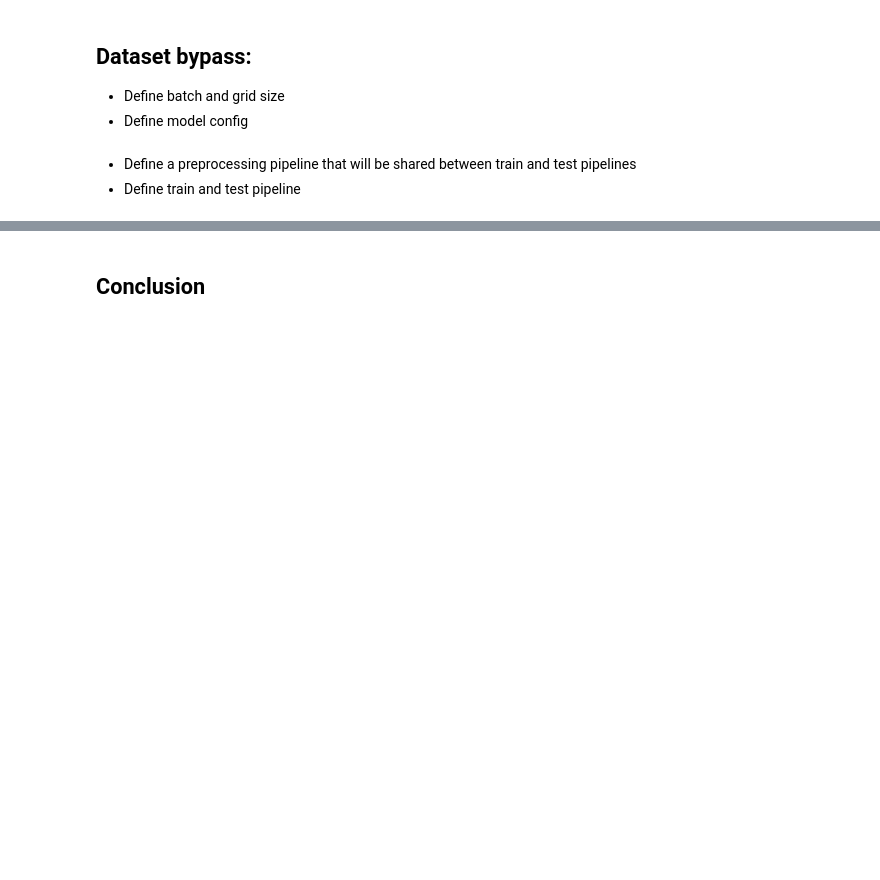
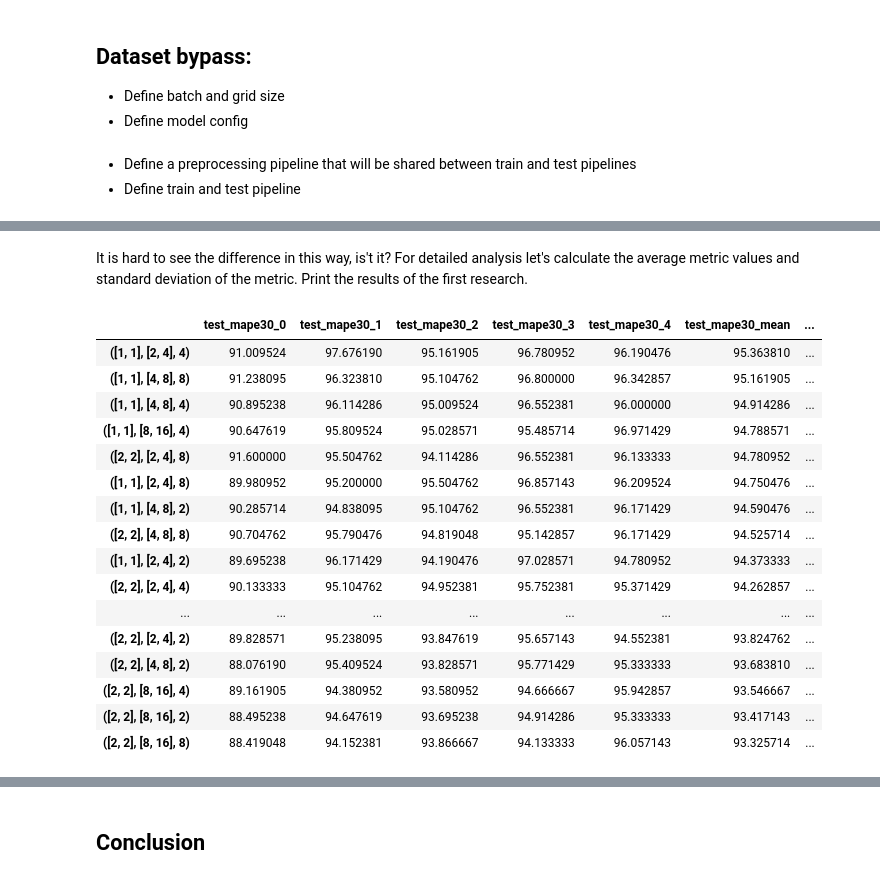
Before and after one commit to analysiscenter/radial, a Jupyter notebook: research/parameters_estimation_2d_model.ipynb, the cells around one changed output, grey strips where cells are left out. Saved outputs shown, nothing was run; the diff lists cells and outputs as text; code cells hidden in the pictures; blank space fills up the shorter version.

```diff
--- a/research/parameters_estimation_2d_model.ipynb
+++ b/research/parameters_estimation_2d_model.ipynb
@@ -179,0 +216,24 @@ for i in range(3):
+# %% [markdown]
+It is hard to see the difference in this way, is't it? For detailed analysis let's calculate the average metric values and standard deviation of the metric. Print the results of the first research.
+# %%
+results = print_results_cv(research='research_2_block/', names=['test_mape30'], cross_val=cross_val,
+                           types_var=['metrics'], draw_dict=None, sort_by='test_mape30_mean', hue='number_of_cv')
+results[0]
+# %% [output]
+|  | test_mape30_0 | test_mape30_1 | test_mape30_2 | test_mape30_3 | test_mape30_4 | test_mape30_mean | ... |
+| ([1, 1], [2, 4], 4) | 91.009524 | 97.676190 | 95.161905 | 96.780952 | 96.190476 | 95.363810 | ... |
+| ([1, 1], [4, 8], 8) | 91.238095 | 96.323810 | 95.104762 | 96.800000 | 96.342857 | 95.161905 | ... |
+| ([1, 1], [4, 8], 4) | 90.895238 | 96.114286 | 95.009524 | 96.552381 | 96.000000 | 94.914286 | ... |
+| ([1, 1], [8, 16], 4) | 90.647619 | 95.809524 | 95.028571 | 95.485714 | 96.971429 | 94.788571 | ... |
+| ([2, 2], [2, 4], 8) | 91.600000 | 95.504762 | 94.114286 | 96.552381 | 96.133333 | 94.780952 | ... |
+| ([1, 1], [2, 4], 8) | 89.980952 | 95.200000 | 95.504762 | 96.857143 | 96.209524 | 94.750476 | ... |
+| ([1, 1], [4, 8], 2) | 90.285714 | 94.838095 | 95.104762 | 96.552381 | 96.171429 | 94.590476 | ... |
+| ([2, 2], [4, 8], 8) | 90.704762 | 95.790476 | 94.819048 | 95.142857 | 96.171429 | 94.525714 | ... |
+| ([1, 1], [2, 4], 2) | 89.695238 | 96.171429 | 94.190476 | 97.028571 | 94.780952 | 94.373333 | ... |
+| ([2, 2], [2, 4], 4) | 90.133333 | 95.104762 | 94.952381 | 95.752381 | 95.371429 | 94.262857 | ... |
+| ... | ... | ... | ... | ... | ... | ... | ... |
+| ([2, 2], [2, 4], 2) | 89.828571 | 95.238095 | 93.847619 | 95.657143 | 94.552381 | 93.824762 | ... |
+| ([2, 2], [4, 8], 2) | 88.076190 | 95.409524 | 93.828571 | 95.771429 | 95.333333 | 93.683810 | ... |
+| ([2, 2], [8, 16], 4) | 89.161905 | 94.380952 | 93.580952 | 94.666667 | 95.942857 | 93.546667 | ... |
+| ([2, 2], [8, 16], 2) | 88.495238 | 94.647619 | 93.695238 | 94.914286 | 95.333333 | 93.417143 | ... |
+| ([2, 2], [8, 16], 8) | 88.419048 | 94.152381 | 93.866667 | 94.133333 | 96.057143 | 93.325714 | ... |
```
Also changed, not shown: parts of 30 cells of this notebook, 1 other file.
